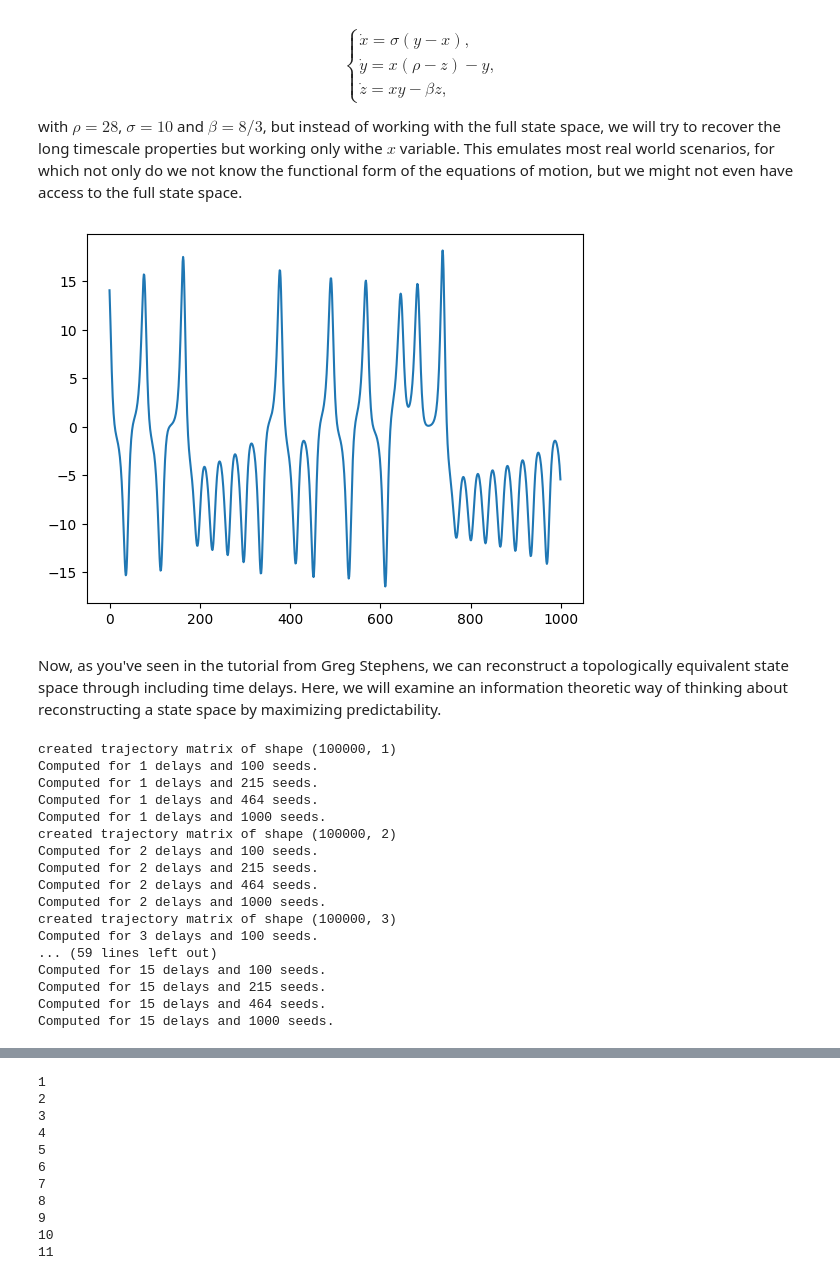
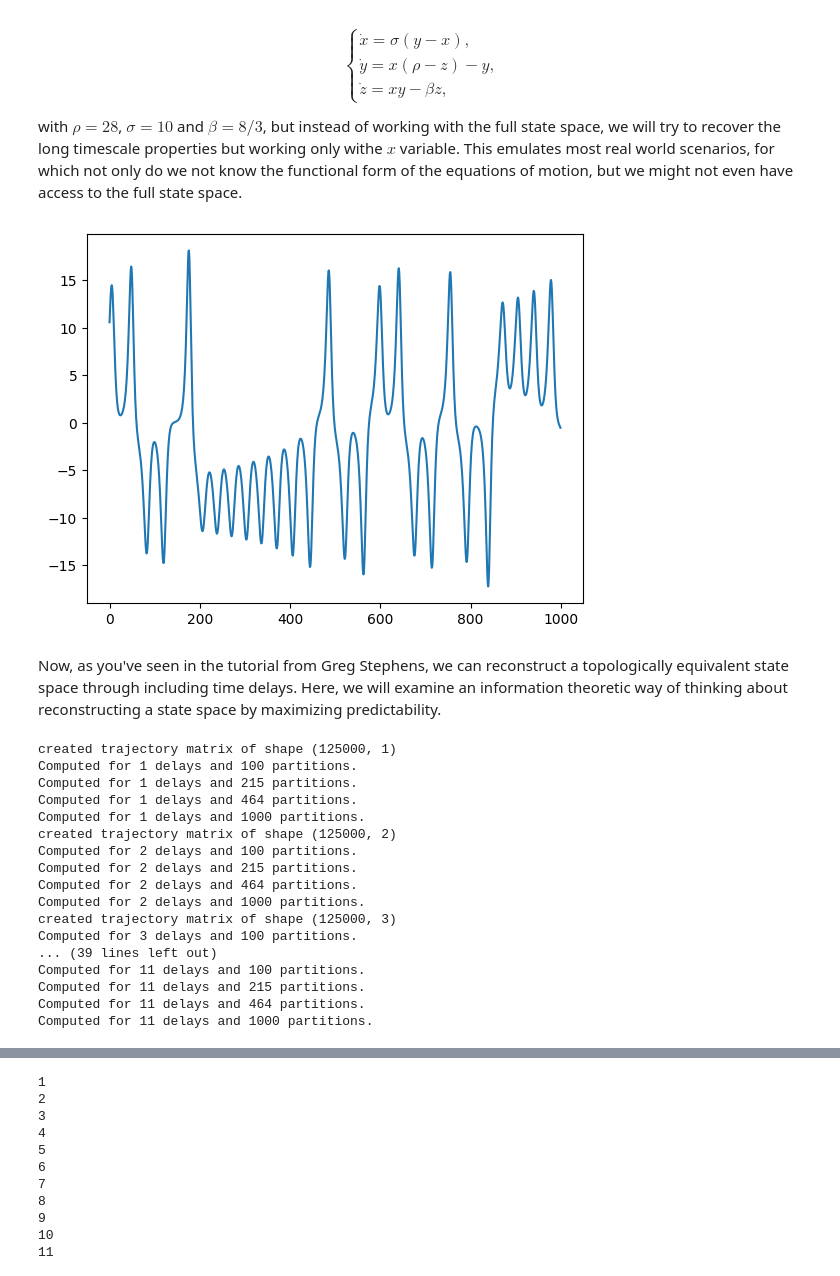
Before and after one commit to AntonioCCosta/DPG_PhysicsBehavior_2026, a Jupyter notebook: notebooks/notebook_4.ipynb, the cells around one changed output, grey strips where cells are left out. Saved outputs shown, nothing was run; the diff lists cells and outputs as text; code cells hidden in the pictures.

```diff
--- a/notebooks/notebook_4.ipynb
+++ b/notebooks/notebook_4.ipynb
@@ -60,34 +56,34 @@ with $\rho=28$, $\sigma=10$ and $\beta = 8/3$, but instead of working with the f
 # %%
 from scipy.integrate import odeint
 
 def Lorenz(state,t,sigma,rho,beta):
     # unpack the state vector
     x,y,z = state
     # compute state derivatives
     xd = sigma * (y-x)
     yd = (rho-z)*x - y
     zd = x*y - beta*z
     # return the state derivatives
     return [xd, yd, zd]
 
 dt = 0.02
 frameRate=1/dt
-T = 2000
+T = 2500
 discard_T = 500
 T_total = T+discard_T
 state0 = np.array([-8, -8, 27])
 t = np.linspace(0, T_total, int(T_total*frameRate))
 sigma,rho,beta=10,28,8/3
-tseries=np.array(odeint(Lorenz,state0,t,args=(sigma,rho,beta)),dtype=np.float64)[int(discard_T/dt):,0]
-plt.plot(tseries[:1000])
+tseries=np.array(odeint(Lorenz,state0,t,args=(sigma,rho,beta)),dtype=np.float64)[int(discard_T/dt):]
+X = tseries[:,0].reshape(-1,1)
+plt.plot(X[:1000])
 plt.show()
 # %% [output]
-[figure, old version]
+[figure, new version]
 # %% [markdown]
 Now, as you've seen in the tutorial from Greg Stephens, we can reconstruct a topologically equivalent state space through including time delays. Here, we will examine an information theoretic way of thinking about reconstructing a state space by maximizing predictability.
 # %%
 from scipy.sparse import diags
-X = tseries.reshape(-1,1)
 npartition_range=np.array(np.logspace(2,3,4),dtype=int) #number of partitions to examine
 range_Ks =  np.arange(1,12,dtype=int) #range of delays to study
 h_K=np.zeros((len(range_Ks),len(npartition_range)))
@@ -107,25 +103,25 @@ for k,K in enumerate(range_Ks):
         Ipred = H-h
         h_K[k,kn]=h
         Ipred_K[k,kn] = Ipred
-        print('Computed for {} delays and {} seeds.'.format(K,N))
+        print('Computed for {} delays and {} partitions.'.format(K,N))
 # %% [output]
-created trajectory matrix of shape (100000, 1)
-Computed for 1 delays and 100 seeds.
-Computed for 1 delays and 215 seeds.
-Computed for 1 delays and 464 seeds.
-Computed for 1 delays and 1000 seeds.
-created trajectory matrix of shape (100000, 2)
-Computed for 2 delays and 100 seeds.
-Computed for 2 delays and 215 seeds.
-Computed for 2 delays and 464 seeds.
-Computed for 2 delays and 1000 seeds.
-created trajectory matrix of shape (100000, 3)
-Computed for 3 delays and 100 seeds.
-... (59 lines left out)
-Computed for 15 delays and 100 seeds.
-Computed for 15 delays and 215 seeds.
-Computed for 15 delays and 464 seeds.
-Computed for 15 delays and 1000 seeds.
+created trajectory matrix of shape (125000, 1)
+Computed for 1 delays and 100 partitions.
+Computed for 1 delays and 215 partitions.
+Computed for 1 delays and 464 partitions.
+Computed for 1 delays and 1000 partitions.
+created trajectory matrix of shape (125000, 2)
+Computed for 2 delays and 100 partitions.
+Computed for 2 delays and 215 partitions.
+Computed for 2 delays and 464 partitions.
+Computed for 2 delays and 1000 partitions.
+created trajectory matrix of shape (125000, 3)
+Computed for 3 delays and 100 partitions.
+... (39 lines left out)
+Computed for 11 delays and 100 partitions.
+Computed for 11 delays and 215 partitions.
+Computed for 11 delays and 464 partitions.
+Computed for 11 delays and 1000 partitions.
 # %%
 colors_K = plt.cm.viridis(np.linspace(0,1,len(range_Ks)))
 for k,K in enumerate(range_Ks):
```
Also changed, not shown: parts of 16 cells of this notebook.
